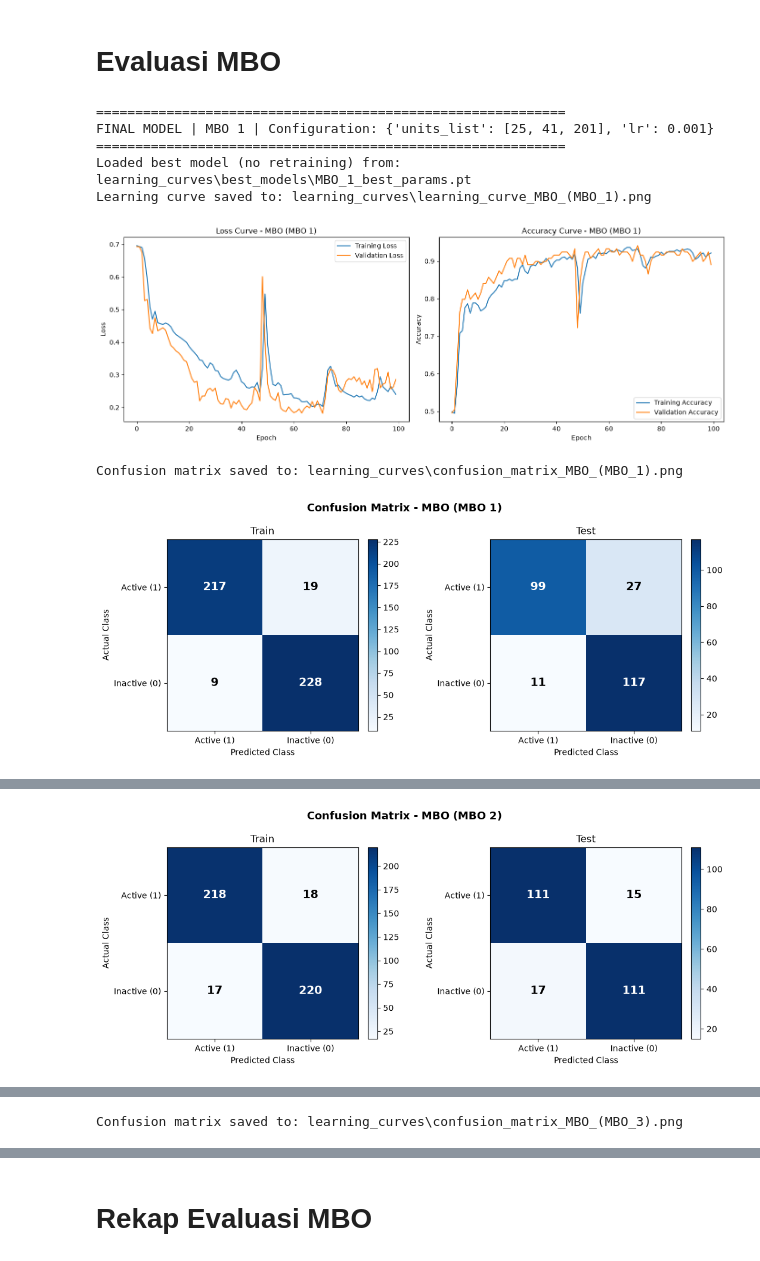
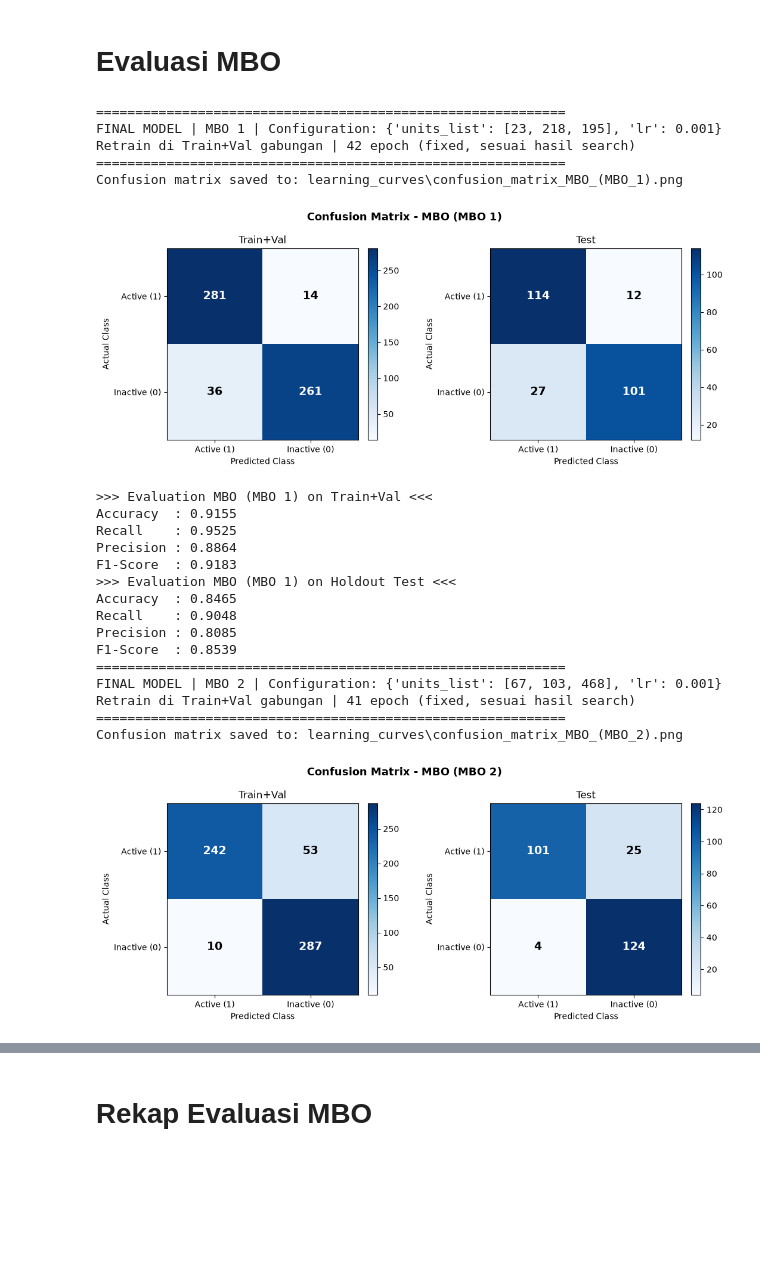
Before and after one commit to EmirAtthariq/Smiles2Vec_LSTM, a Jupyter notebook: smiles2vec_LSTM.ipynb, the cells around one changed output, grey strips where cells are left out. Drawn from its saved outputs; the diff is of its cells as text; code cells hidden in the pictures; blank space fills up the shorter version.

```diff
--- a/smiles2vec_LSTM.ipynb
+++ b/smiles2vec_LSTM.ipynb
@@ -299,11 +274,11 @@ def _draw_cm_subplot(ax, TP, TN, FP, FN, model_name, dataset_name):
 
 def plot_confusion_matrix_combined(TP_train, TN_train, FP_train, FN_train,
                                     TP_test, TN_test, FP_test, FN_test,
-                                    model_name="", save_dir=None):
+                                    model_name="", save_dir=None, train_label="Train"):
     """Combine Train & Test confusion matrix into a single figure (side by side)."""
     fig, axes = plt.subplots(1, 2, figsize=(11, 4.5))
 
-    im1 = _draw_cm_subplot(axes[0], TP_train, TN_train, FP_train, FN_train, model_name, "Train")
+    im1 = _draw_cm_subplot(axes[0], TP_train, TN_train, FP_train, FN_train, model_name, train_label)
     im2 = _draw_cm_subplot(axes[1], TP_test, TN_test, FP_test, FN_test, model_name, "Test")
 
     fig.colorbar(im1, ax=axes[0], fraction=0.046, pad=0.04)
@@ -620,9 +595,11 @@ import tempfile
 def fitness_function(vector, X_tr, Y_tr, X_val, Y_val, vocab_size, epochs=100, batch_size=32,
                       best_tracker=None, model_save_path=None):
     """
-    Fitness = BEST validation loss across the full training run (no early stopping).
-    Weights are restored to the best epoch (load_best=True) before scoring/saving,
-    so the saved model matches the reported fitness — not the overfit final epoch.
+    Fitness = BEST validation loss across the training run.
+    Early stopping (patience=10) menghentikan run kalau valid_loss nggak membaik,
+    jadi setiap individu nggak wajib jalan penuh sampai `epochs`.
+    Weights dipulihkan ke epoch terbaik (load_best=True) sebelum scoring/saving,
+    jadi model yang disimpan sesuai fitness yang dilaporkan — bukan epoch terakhir yang overfit.
     """
     config = decode_solution(vector)
     val_dataset = TensorDataset(
@@ -656,6 +633,7 @@ def fitness_function(vector, X_tr, Y_tr, X_val, Y_val, vocab_size, epochs=100, b
         callbacks=[
             ("train_acc", EpochScoring(scoring="accuracy", on_train=True, name="train_acc", lower_is_better=False)),
             ("checkpoint", cp),
+            ("early_stop", EarlyStopping(monitor="valid_loss", patience=10, lower_is_better=True)),
         ],
         verbose=0
     )
@@ -924,10 +902,17 @@ final_mbo_nets = {}
 mbo_histories = {}
 mbo_eval_results = {}
 
+X_trainval = np.concatenate([X_tr, X_val], axis=0)
+Y_trainval = np.concatenate([Y_tr, Y_val], axis=0)
+
 for scheme_name, result in mbo_results.items():
     config = result["best_config"]
+    best_history = result["best_history"]
+    best_epoch = int(np.argmin(best_history["val_loss"])) + 1  # titik terbaik saat MBO search
+
     print("="*60)
     print(f"FINAL MODEL | {scheme_name} | Configuration: {config}")
+    print(f"Retrain di Train+Val gabungan | {best_epoch} epoch (fixed, sesuai hasil search)")
     print("="*60)
 
     net = NeuralNetClassifier(
@@ -935,59 +920,71 @@ for scheme_name, result in mbo_results.items():
         module__vocab_size=vocab_size,
         module__embedding_dim=50,
         module__units_list=config["units_list"],
-        max_epochs=1,  # unused — weights are loaded, not trained here
+        max_epochs=best_epoch,
         lr=config["lr"],
         optimizer=torch.optim.Adam,
         criterion=nn.CrossEntropyLoss,
         batch_size=32,
         device=device,
-        train_split=predefined_split(TensorDataset(
-            torch.tensor(X_val, dtype=torch.long), torch.tensor(Y_val, dtype=torch.long)
-        )),
+        train_split=None,
         callbacks=[("train_acc", EpochScoring(scoring="accuracy", on_train=True, name="train_acc", lower_is_better=False))],
         verbose=0
     )
-    net.initialize()
-    net.load_params(f_params=result["model_save_path"])
-    print(f"Loaded best model (no retraining) from: {result['model_save_path']}")
+    net.fit(X_trainval, Y_trainval)
 
     final_mbo_nets[scheme_name] = net
+    mbo_histories[scheme_name] = {
+        "loss": [row["train_loss"] for row in net.history],
+        "accuracy": [row["train_acc"] for row in net.history],
+    }
 
-    history = result["best_history"]
-    mbo_histories[scheme_name] = history
-    plot_learning_curve(history, model_name=f"MBO ({scheme_name})")
-
-    y_pred_train = net.predict(X_tr)
-    TP_tr, TN_tr, FP_tr, FN_tr = compute_confusion_matrix(Y_tr, y_pred_train)
+    y_pred_train = net.predict(X_trainval)
+    TP_tr, TN_tr, FP_tr, FN_tr = compute_confusion_matrix(Y_trainval, y_pred_train)
     metrics_train = compute_metrics(TP_tr, TN_tr, FP_tr, FN_tr)
 
     y_pred_test = net.predict(X_test_int)
     TP_te, TN_te, FP_te, FN_te = compute_confusion_matrix(Y_test_int, y_pred_test)
     metrics_test = compute_metrics(TP_te, TN_te, FP_te, FN_te)
 
+
     plot_confusion_matrix_combined(TP_tr, TN_tr, FP_tr, FN_tr,
                                     TP_te, TN_te, FP_te, FN_te,
-                                    model_name=f"MBO ({scheme_name})", save_dir=SAVE_DIR)
+                                    model_name=f"MBO ({scheme_name})", save_dir=SAVE_DIR,
+                                    train_label="Train+Val")
 
-    print(f">>> Evaluation MBO ({scheme_name}) on Train <<<")
+    print(f">>> Evaluation MBO ({scheme_name}) on Train+Val <<<")
     print(f"Accuracy  : {metrics_train['accuracy']:.4f}")
     print(f"Recall    : {metrics_train['recall']:.4f}")
     print(f"Precision : {metrics_train['precision']:.4f}")
     print(f"F1-Score  : {metrics_train['f1_score']:.4f}")
 
     print(f">>> Evaluation MBO ({scheme_name}) on Holdout Test <<<")
     print(f"Accuracy  : {metrics_test['accuracy']:.4f}")
     print(f"Recall    : {metrics_test['recall']:.4f}")
     print(f"Precision : {metrics_test['precision']:.4f}")
     print(f"F1-Score  : {metrics_test['f1_score']:.4f}")
 
     mbo_eval_results[scheme_name] = {"train": metrics_train, "test": metrics_test}
 # %% [output]
 ============================================================
-FINAL MODEL | MBO 1 | Configuration: {'units_list': [25, 41, 201], 'lr': 0.001}
+FINAL MODEL | MBO 1 | Configuration: {'units_list': [23, 218, 195], 'lr': 0.001}
+Retrain di Train+Val gabungan | 42 epoch (fixed, sesuai hasil search)
 ============================================================
-Loaded best model (no retraining) from: learning_curves\best_models\MBO_1_best_params.pt
-Learning curve saved to: learning_curves\learning_curve_MBO_(MBO_1).png
+Confusion matrix saved to: learning_curves\confusion_matrix_MBO_(MBO_1).png
-[figure, old version]
+[figure, new version]
-Confusion matrix saved to: learning_curves\confusion_matrix_MBO_(MBO_1).png
+>>> Evaluation MBO (MBO 1) on Train+Val <<<
+Accuracy  : 0.9155
+Recall    : 0.9525
+Precision : 0.8864
+F1-Score  : 0.9183
+>>> Evaluation MBO (MBO 1) on Holdout Test <<<
+Accuracy  : 0.8465
+Recall    : 0.9048
+Precision : 0.8085
+F1-Score  : 0.8539
+============================================================
+FINAL MODEL | MBO 2 | Configuration: {'units_list': [67, 103, 468], 'lr': 0.001}
+Retrain di Train+Val gabungan | 41 epoch (fixed, sesuai hasil search)
+============================================================
+Confusion matrix saved to: learning_curves\confusion_matrix_MBO_(MBO_2).png
-[figure, old version]
+[figure, new version]
@@ -1011 +1016,0 @@ Confusion matrix saved to: learning_curves\confusion_matrix_MBO_(MBO_2).png
-[figure, removed]
@@ -1028 +1016,0 @@ Learning curve saved to: learning_curves\learning_curve_MBO_(MBO_3).png
-Confusion matrix saved to: learning_curves\confusion_matrix_MBO_(MBO_3).png
```
Also changed, not shown: parts of 29 cells of this notebook, 23 other files.
